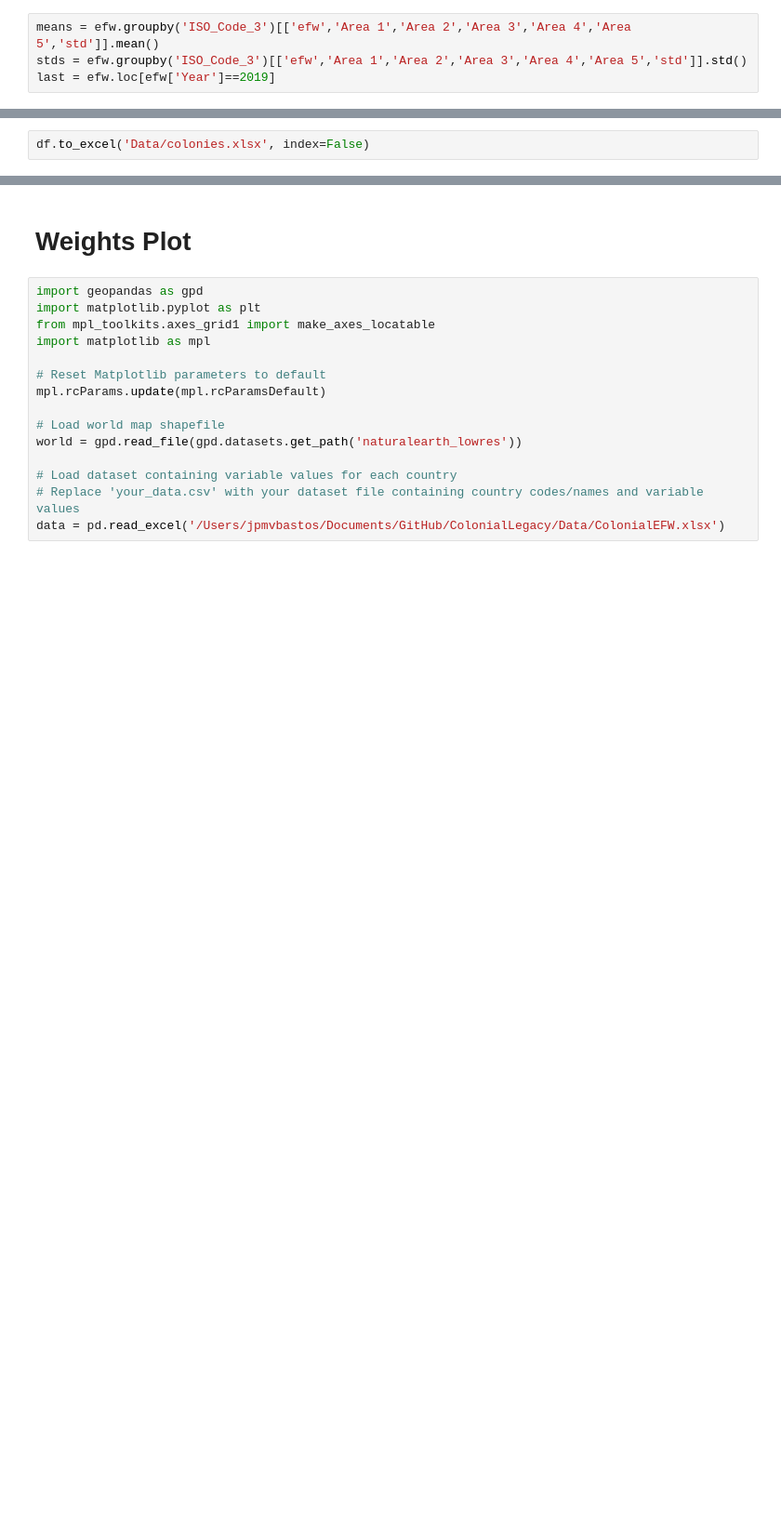
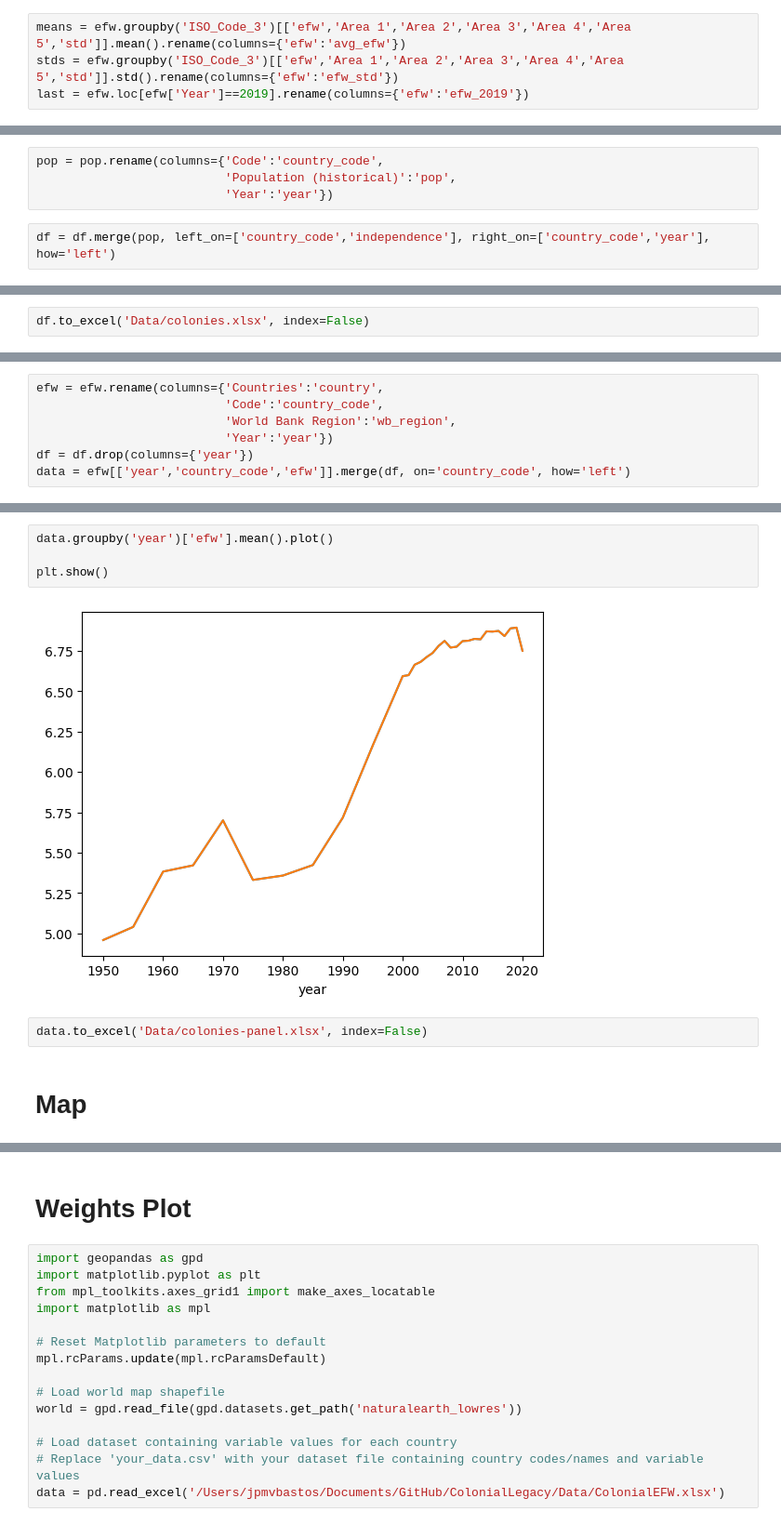
Before and after one commit to jpmvbastos/ColonialLegacy, a Jupyter notebook: Code/ColonialLegacy.ipynb, the cells around one changed output, grey strips where cells are left out. Shown at 93% size. Cells and saved outputs as stored; diff of their text form; blank space fills up the shorter version.

```diff
--- a/Code/ColonialLegacy.ipynb
+++ b/Code/ColonialLegacy.ipynb
@@ -126,9 +111,9 @@ efw.sort_values(by=['Countries','Year']).head()
 | 2805 | 2003 | AL | Europe & Central Asia | Albania | ALB | 7.205265 | 8.204830 | 5.016305 | 9.725652 | 6.107061 | ... |
 | 2640 | 2004 | AL | Europe & Central Asia | Albania | ALB | 7.128100 | 7.961247 | 5.054765 | 9.558839 | 6.124404 | ... |
 # %%
-means = efw.groupby('ISO_Code_3')[['efw','Area 1','Area 2','Area 3','Area 4','Area 5','std']].mean()
-stds = efw.groupby('ISO_Code_3')[['efw','Area 1','Area 2','Area 3','Area 4','Area 5','std']].std()
-last = efw.loc[efw['Year']==2019]
+means = efw.groupby('ISO_Code_3')[['efw','Area 1','Area 2','Area 3','Area 4','Area 5','std']].mean().rename(columns={'efw':'avg_efw'})
+stds = efw.groupby('ISO_Code_3')[['efw','Area 1','Area 2','Area 3','Area 4','Area 5','std']].std().rename(columns={'efw':'efw_std'})
+last = efw.loc[efw['Year']==2019].rename(columns={'efw':'efw_2019'})
 # %%
 df = pd.merge(col, means, left_on='country_code', right_on='ISO_Code_3', how='left')
 df = pd.merge(df, stds, left_on='country_code', right_on='ISO_Code_3', how='left', suffixes=('',"_std"))
@@ -224,6 +209,12 @@ df.sort_values('country_code')
 | 126 | Zambia | ZMB | 0 | 1 | 0 | 0 | 0 | 0 | ... |
 | 127 | Zimbabwe | ZWE | 0 | 1 | 0 | 0 | 0 | 0 | ... |
 128 rows × 96 columns
+# %%
+pop = pop.rename(columns={'Code':'country_code',
+                          'Population (historical)':'pop',
+                          'Year':'year'})
+# %%
+df = df.merge(pop, left_on=['country_code','independence'], right_on=['country_code','year'], how='left')
 # %% [markdown]
 ## Merge Data
 # %%
@@ -319,0 +297,7 @@ df.to_excel('Data/colonies.xlsx', index=False)
+# %%
+efw = efw.rename(columns={'Countries':'country',
+                          'Code':'country_code',
+                          'World Bank Region':'wb_region',
+                          'Year':'year'})
+df = df.drop(columns={'year'})
+data = efw[['year','country_code','efw']].merge(df, on='country_code', how='left')
@@ -319,0 +340,10 @@ df.to_excel('Data/colonies.xlsx', index=False)
+# %%
+data.groupby('year')['efw'].mean().plot()
+
+plt.show()
+# %% [output]
+[figure, added]
+# %%
+data.to_excel('Data/colonies-panel.xlsx', index=False)
+# %% [markdown]
+# Map
```
Also changed, not shown: parts of 19 cells of this notebook, 43 other files.
